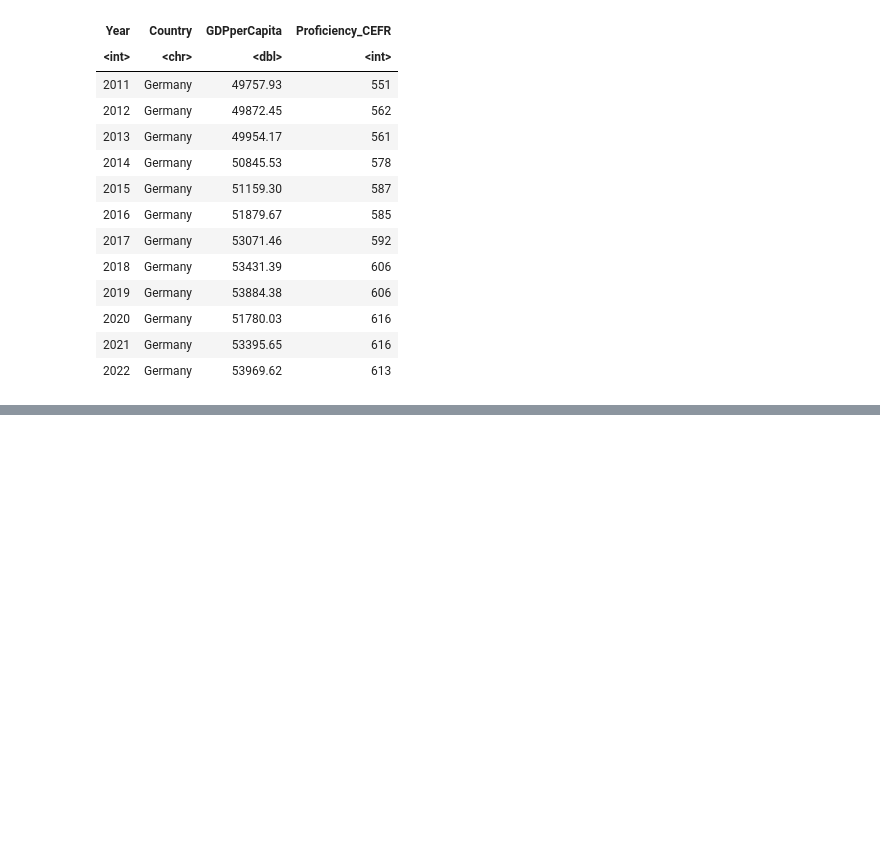
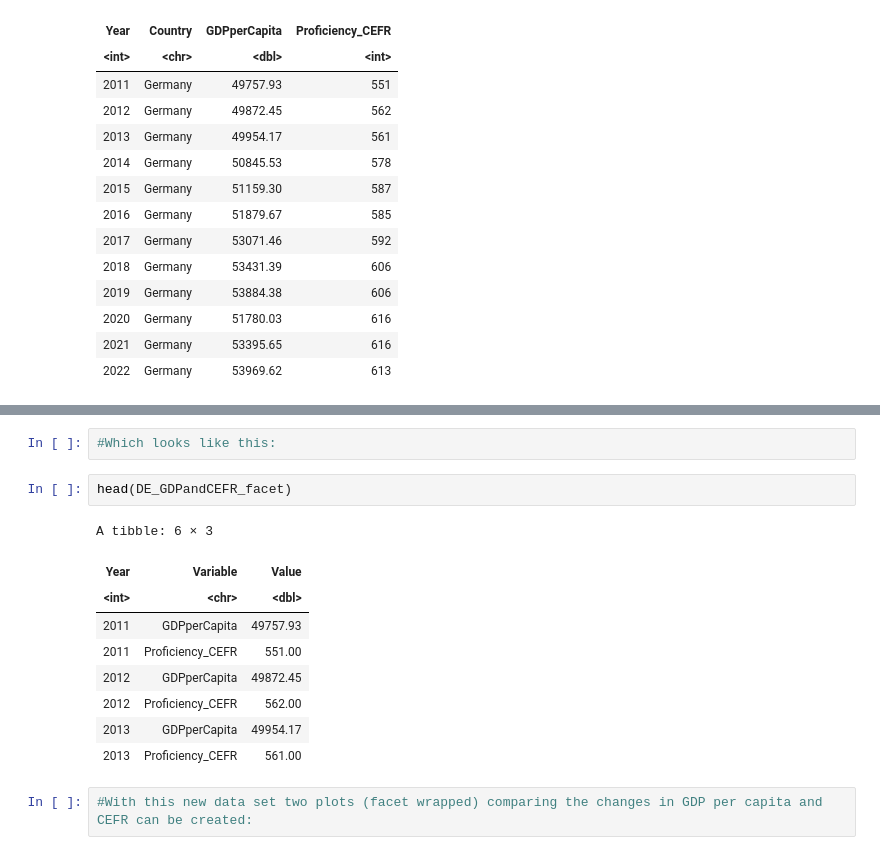
Before and after one commit to sssvint/cds-project, a Jupyter notebook: data/germany/germany_analysis_v1.ipynb, the cells around one changed output, grey strips where cells are left out. Saved outputs shown, nothing was run; the diff lists cells and outputs as text; blank space fills up the shorter version.

```diff
--- a/data/germany/germany_analysis_v1.ipynb
+++ b/data/germany/germany_analysis_v1.ipynb
@@ -202,0 +192,16 @@ ggplot(DE_GDPandCEFR, aes(x = Year)) +
+# %%
+#Which looks like this:
+# %%
+head(DE_GDPandCEFR_facet)
+# %% [output]
+A tibble: 6 × 3
+| Year | Variable | Value |
+| <int> | <chr> | <dbl> |
+| 2011 | GDPperCapita | 49757.93 |
+| 2011 | Proficiency_CEFR | 551.00 |
+| 2012 | GDPperCapita | 49872.45 |
+| 2012 | Proficiency_CEFR | 562.00 |
+| 2013 | GDPperCapita | 49954.17 |
+| 2013 | Proficiency_CEFR | 561.00 |
+# %%
+#With this new data set two plots (facet wrapped) comparing the changes in GDP per capita and CEFR can be created:
```
Also changed, not shown: parts of 12 cells of this notebook.
